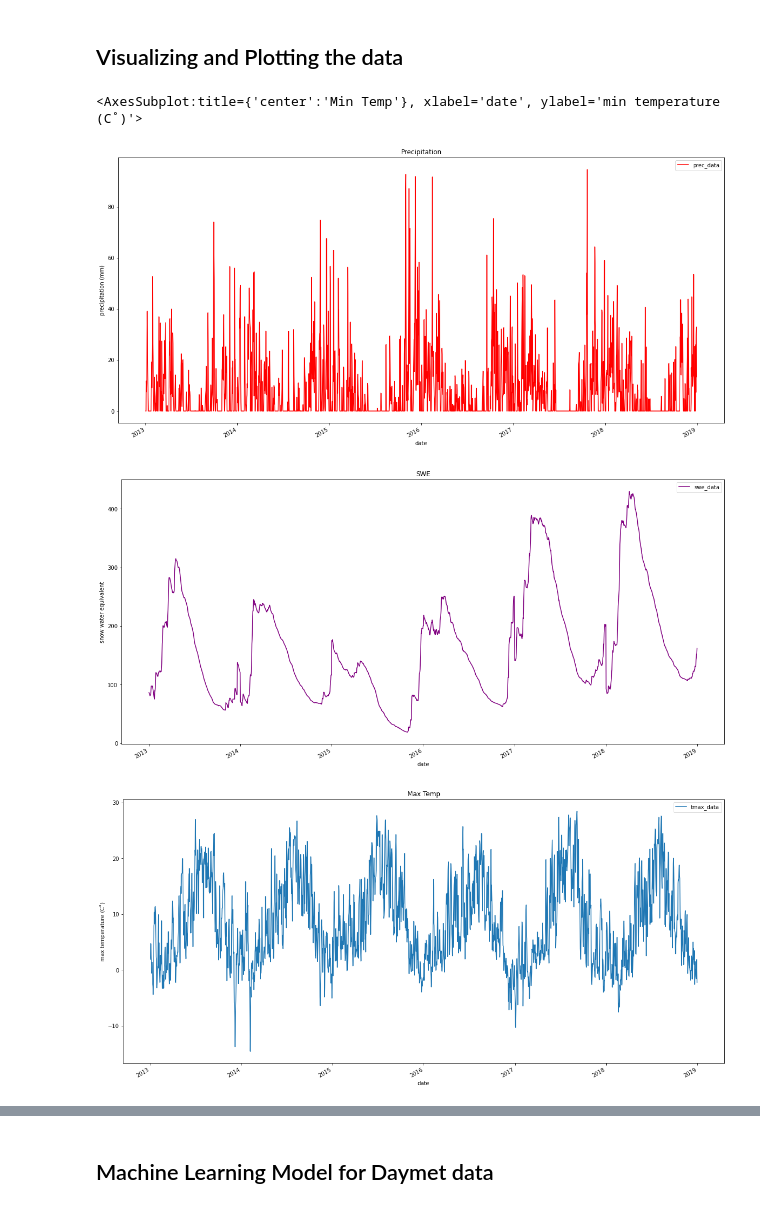
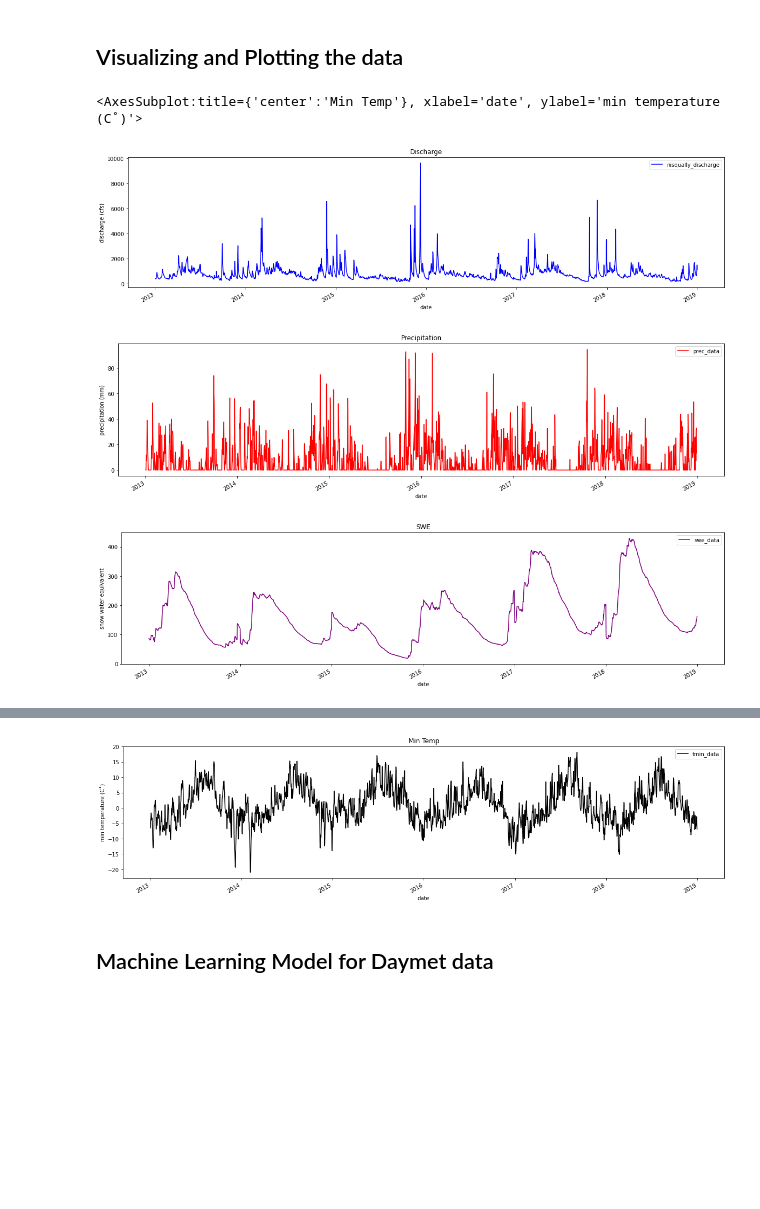
Before and after one commit to ianvd/gage-guesser, a Jupyter notebook: Main.ipynb, the cells around one changed output, grey strips where cells are left out. Saved outputs shown, nothing was run; the diff lists cells and outputs as text; code cells hidden in the pictures; blank space fills up the shorter version.

```diff
--- a/Main.ipynb
+++ b/Main.ipynb
@@ -1013,13 +1030,19 @@ daymet_df
 # %% [markdown]
 ## Visualizing and Plotting the data
 # %%
-# Plot 2020-2021
-daymet_df.loc['2013-01-01':'2018-12-31'].plot(y='prec_data', kind ='line', figsize=(20,10), ylabel='precipitation (mm)', title='Precipitation', color='red')
-daymet_df.loc['2013-01-01':'2018-12-31'].plot(y='swe_data', kind ='line', figsize=(20,10), ylabel='snow water equivalent', title='SWE', color='purple')
-daymet_df.loc['2013-01-01':'2018-12-31'].plot(y='tmax_data', kind ='line', figsize=(20,10), ylabel='max temperature (C˚)', title='Max Temp')
-daymet_df.loc['2013-01-01':'2018-12-31'].plot(y='tmin_data', kind ='line', figsize=(20,10), ylabel='min temperature (C˚)', title='Min Temp', color = 'black')
+# Plot 2013-2018
+daymet_df.loc['2013-01-01':'2018-12-31'].plot(y='nisqually_discharge', kind ='line', figsize=(20,5), ylabel='discharge (cfs)', \
+                                              title='Discharge', color='blue')
+daymet_df.loc['2013-01-01':'2018-12-31'].plot(y='prec_data', kind ='line', figsize=(20,5), ylabel='precipitation (mm)', \
+                                              title='Precipitation', color='red')
+daymet_df.loc['2013-01-01':'2018-12-31'].plot(y='swe_data', kind ='line', figsize=(20,5), ylabel='snow water equivalent', \
+                                              title='SWE', color='purple')
+daymet_df.loc['2013-01-01':'2018-12-31'].plot(y='tmax_data', kind ='line', figsize=(20,5), ylabel='max temperature (C˚)', \
+                                              title='Max Temp')
+daymet_df.loc['2013-01-01':'2018-12-31'].plot(y='tmin_data', kind ='line', figsize=(20,5), ylabel='min temperature (C˚)', \
+                                              title='Min Temp', color = 'black')
 # %% [output]
 <AxesSubplot:title={'center':'Min Temp'}, xlabel='date', ylabel='min temperature (C˚)'>
-[figure, old version]
+[figure, new version]
-[figure, old version]
+[figure, new version]
-[figure, old version]
+[figure, new version]
@@ -1027,3 +1050,4 @@ daymet_df.loc['2013-01-01':'2018-12-31'].plot(y='tmin_data', kind ='line', figsi
+[figure, added]
 # %% [markdown]
 ## Machine Learning Model for Daymet data
 # %%
```
Also changed, not shown: parts of 47 cells of this notebook.
